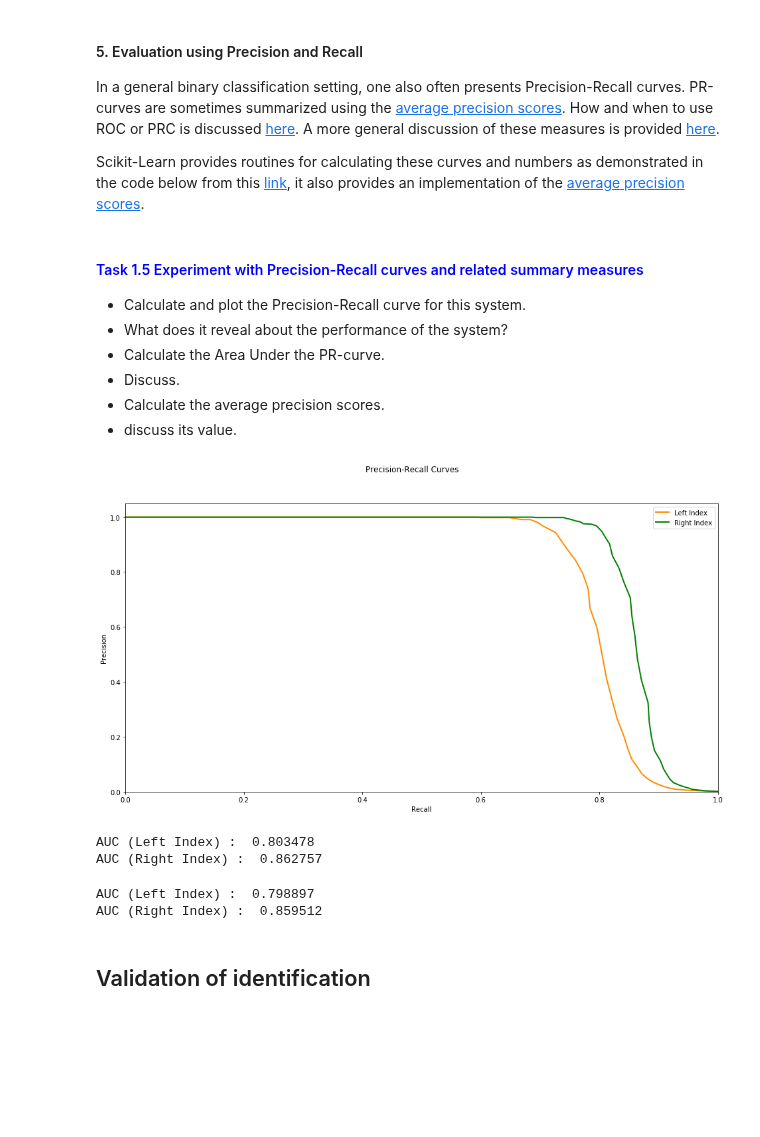
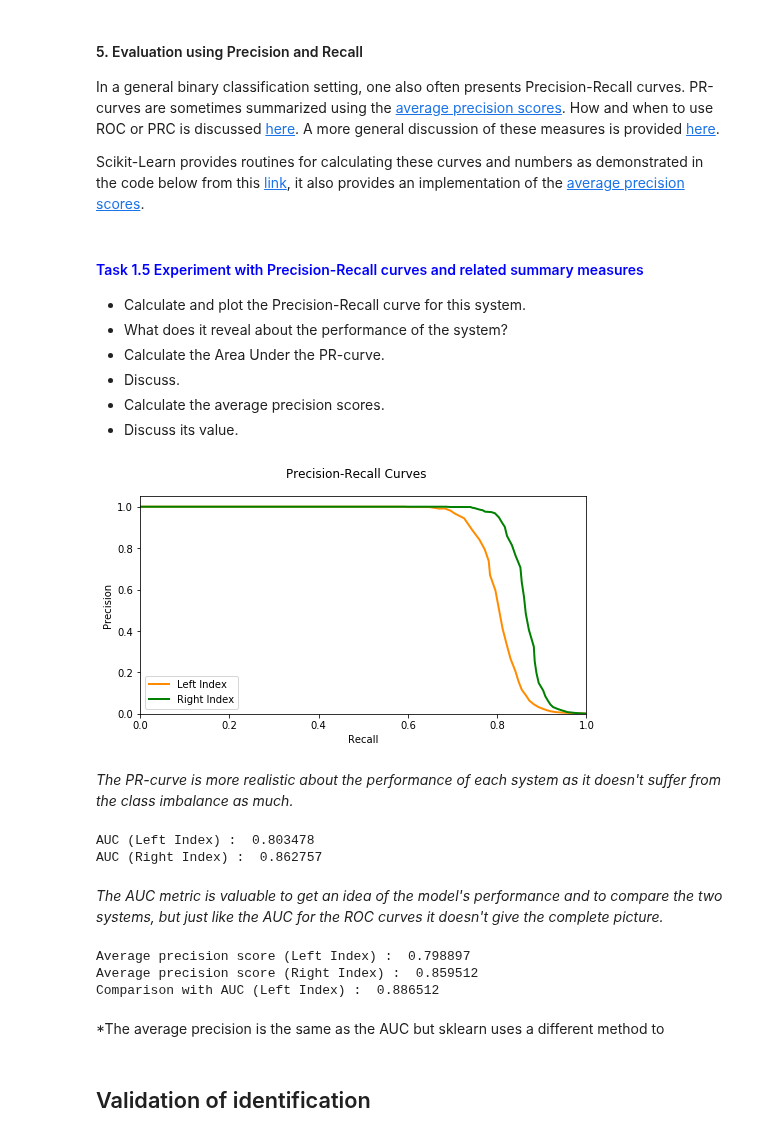
Before and after one commit to BrunoVandekerkhove/biometric-systems, a Jupyter notebook: evaluation/validating.ipynb, the cells around one changed output. Saved outputs shown, nothing was run; the diff lists cells and outputs as text; code cells hidden in the pictures; blank space fills up the shorter version.

```diff
--- a/evaluation/validating.ipynb
+++ b/evaluation/validating.ipynb
@@ -488,27 +515,29 @@ Scikit-Learn provides routines for calculating these curves and numbers as demon
 * Calculate the Area Under the PR-curve.
  * Discuss.
 * Calculate the average precision scores.
- * discuss its value.
+ * Discuss its value.
 
 </font>
 # %%
 """Calculate and plot the Precision-Recall curve for this system"""
 
 # Calculate PR curve
 from sklearn.metrics import precision_recall_curve
 li_precision, li_recall, _ = precision_recall_curve(li_genuine_id, li_scores)
 ri_precision, ri_recall, _ = precision_recall_curve(ri_genuine_id, ri_scores)
 
 # Plot PR curve
-figure, axes = plt.subplots(ncols=1, figsize=(16,8))
+figure, axes = plt.subplots(ncols=1, figsize=(8,4))
 figure.suptitle('Precision-Recall Curves')
 axes.plot(li_recall, li_precision, color='darkorange', lw=2, label='Left Index')
 axes.plot(ri_recall, ri_precision, color='green', lw=2, label='Right Index')
 axes.set(xlabel='Recall', ylabel='Precision', xlim=[0.0,1.0], ylim=[0.0,1.05])
 axes.legend()
 plt.show()
 # %% [output]
-[figure, old version]
+[figure, new version]
+# %% [markdown]
+*The PR-curve is more realistic about the performance of each system as it doesn't suffer from the class imbalance as much.*
 # %%
 """Calculate the Area Under the PR-curve."""
 from sklearn.metrics import auc
@@ -517,14 +546,20 @@ print('AUC (Right Index) : % f' % auc(ri_recall, ri_precision))
 # %% [output]
 AUC (Left Index) :  0.803478
 AUC (Right Index) :  0.862757
+# %% [markdown]
+*The AUC metric is valuable to get an idea of the model's performance and to compare the two systems, but just like the AUC for the ROC curves it doesn't give the complete picture.*
 # %%
 """Calculate the average precision scores"""
 from sklearn.metrics import average_precision_score
-print('AUC (Left Index) : % f' % average_precision_score(li_genuine_id, li_scores))
-print('AUC (Right Index) : % f' % average_precision_score(ri_genuine_id, ri_scores))
+print('Average precision score (Left Index) : % f' % average_precision_score(li_genuine_id, li_scores))
+print('Average precision score (Right Index) : % f' % average_precision_score(ri_genuine_id, ri_scores))
+print('Comparison with AUC (Left Index) : % f' % (sum(li_precision) / len(li_precision)))
 # %% [output]
-AUC (Left Index) :  0.798897
-AUC (Right Index) :  0.859512
+Average precision score (Left Index) :  0.798897
+Average precision score (Right Index) :  0.859512
+Comparison with AUC (Left Index) :  0.886512
+# %% [markdown]
+*The average precision is the same as the AUC but sklearn uses a different method to
 # %% [markdown]
 ## Validation of identification
 # %% [markdown]
```
Also changed, not shown: parts of 7 cells of this notebook.
